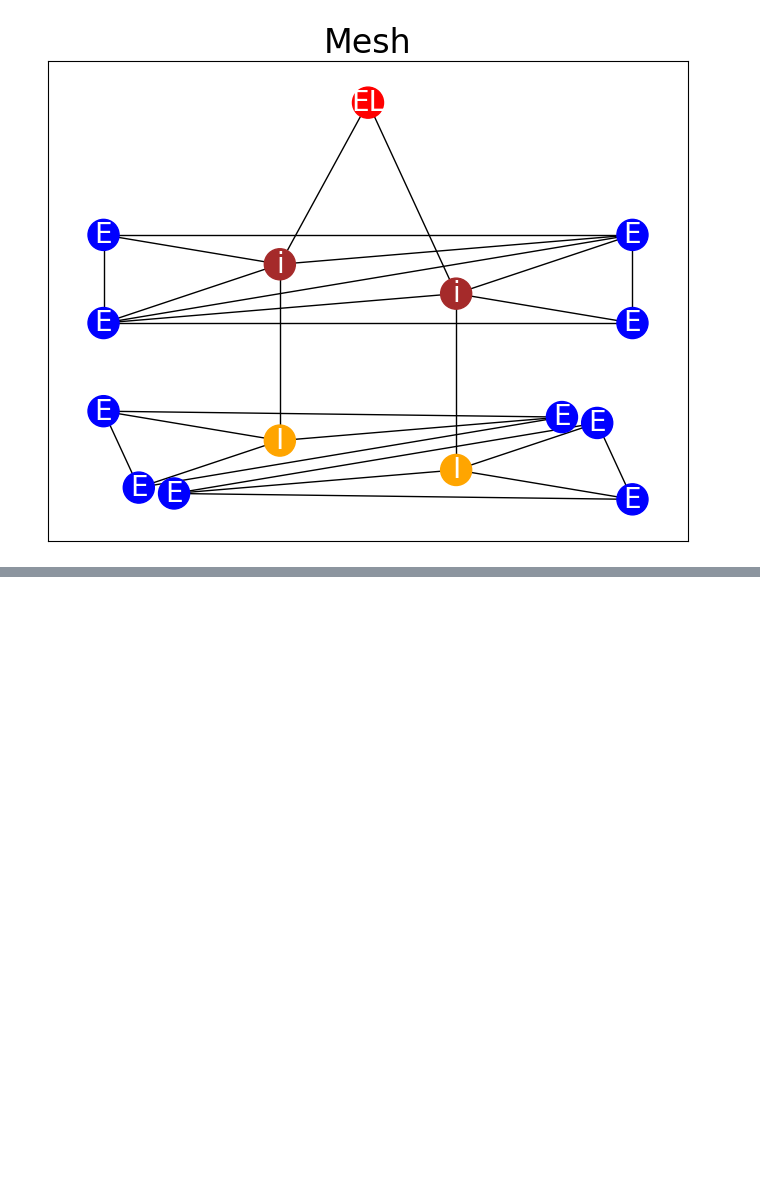
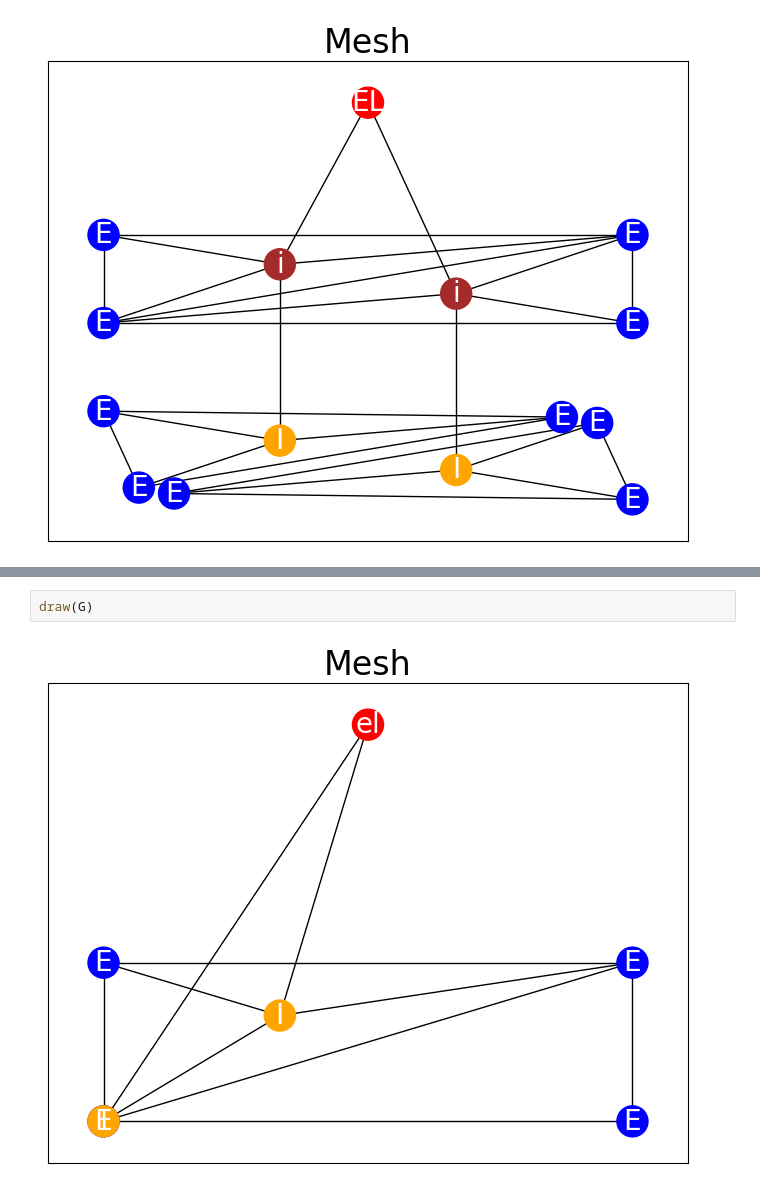
Before and after one commit to GGProjectWed1820/GGProject, a Jupyter notebook: examples/prod9.ipynb, the cells around one changed output, grey strips where cells are left out. Cells and saved outputs as stored; diff of their text form; blank space fills up the shorter version.

```diff
--- a/examples/prod9.ipynb
+++ b/examples/prod9.ipynb
@@ -86,0 +190,4 @@ draw(new_new_graph)
+# %%
+draw(G)
+# %% [output]
+[figure, added]
```
Also changed, not shown: parts of 21 cells of this notebook, 2 other files.
